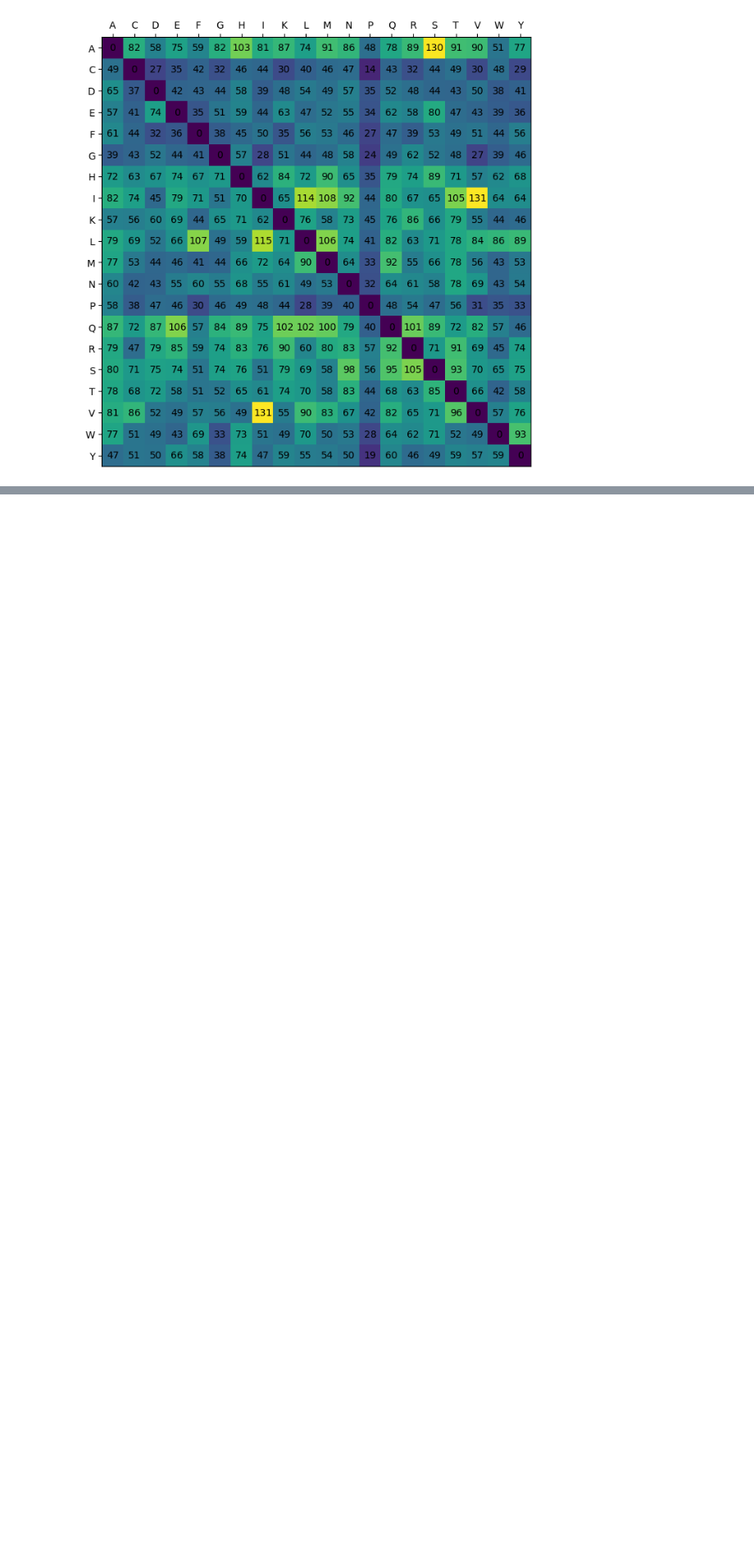
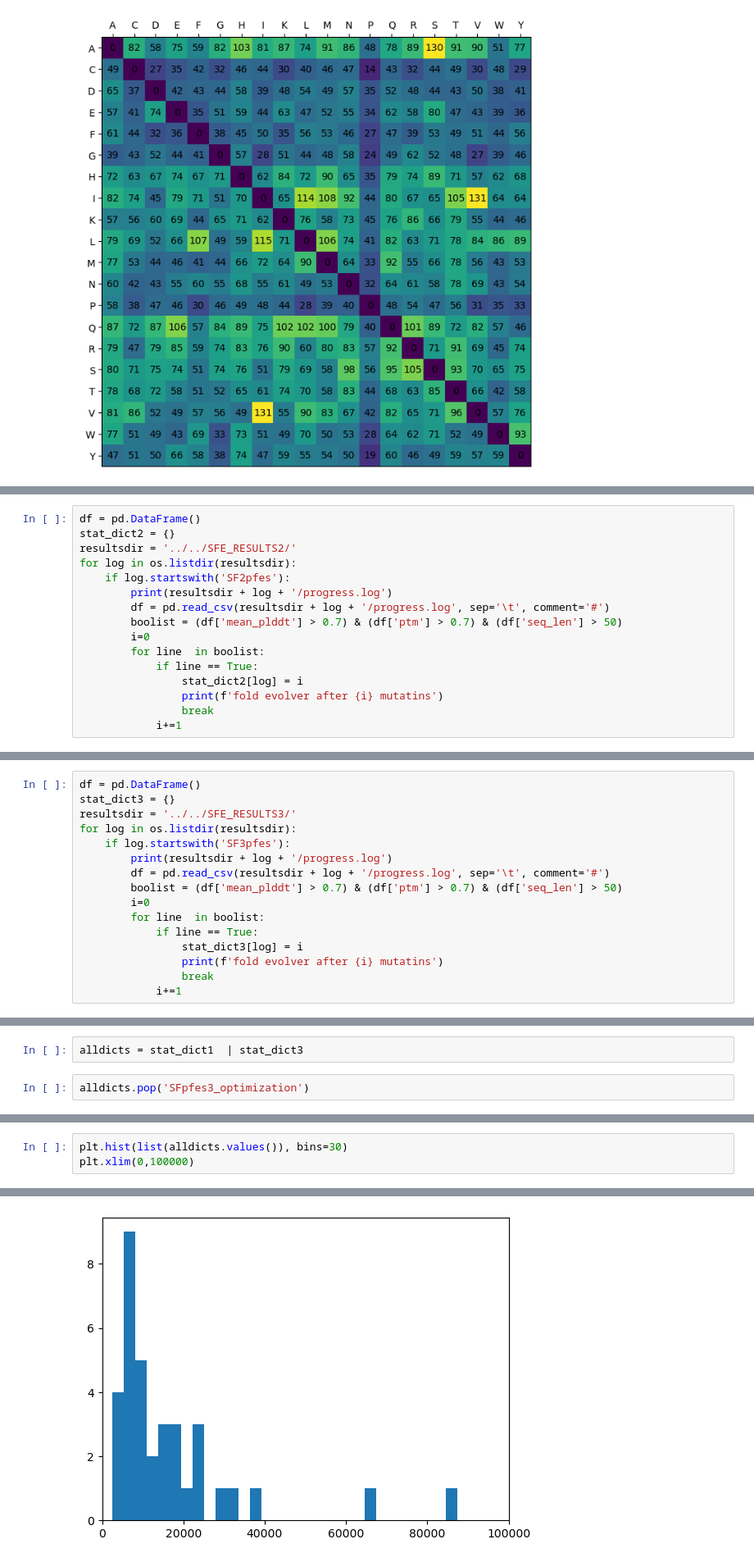
Before and after one commit to sahakyanhk/pfes, a Jupyter notebook: jupyter/psef_stat.ipynb, the cells around one changed output, grey strips where cells are left out. Shown: that part at 82% size. Drawn from its saved outputs; the diff is of its cells as text; blank space fills up the shorter version.

```diff
--- a/jupyter/psef_stat.ipynb
+++ b/jupyter/psef_stat.ipynb
@@ -151,0 +188,16 @@ for (j,i),label in np.ndenumerate(matrix):
+# %%
+df = pd.DataFrame()
+stat_dict2 = {}
+resultsdir = '../../SFE_RESULTS2/'
+for log in os.listdir(resultsdir):
+    if log.startswith('SF2pfes'):
+        print(resultsdir + log + '/progress.log')
+        df = pd.read_csv(resultsdir + log + '/progress.log', sep='\t', comment='#')
+        boolist = (df['mean_plddt'] > 0.7) & (df['ptm'] > 0.7) & (df['seq_len'] > 50)
+        i=0
+        for line  in boolist:
+            if line == True:
+                stat_dict2[log] = i
+                print(f'fold evolver after {i} mutatins')
+                break
+            i+=1
@@ -151,0 +222,16 @@ for (j,i),label in np.ndenumerate(matrix):
+# %%
+df = pd.DataFrame()
+stat_dict3 = {}
+resultsdir = '../../SFE_RESULTS3/'
+for log in os.listdir(resultsdir):
+    if log.startswith('SF3pfes'):
+        print(resultsdir + log + '/progress.log')
+        df = pd.read_csv(resultsdir + log + '/progress.log', sep='\t', comment='#')
+        boolist = (df['mean_plddt'] > 0.7) & (df['ptm'] > 0.7) & (df['seq_len'] > 50)
+        i=0
+        for line  in boolist:
+            if line == True:
+                stat_dict3[log] = i
+                print(f'fold evolver after {i} mutatins')
+                break
+            i+=1
@@ -151,0 +285,4 @@ for (j,i),label in np.ndenumerate(matrix):
+# %%
+alldicts = stat_dict1  | stat_dict3
+# %%
+alldicts.pop('SFpfes3_optimization')
@@ -151,0 +291,4 @@ for (j,i),label in np.ndenumerate(matrix):
+# %%
+plt.hist(list(alldicts.values()), bins=30)
+plt.xlim(0,100000)
+# %% [output]
@@ -151,0 +296 @@ for (j,i),label in np.ndenumerate(matrix):
+[figure, added]
```
Also changed, not shown: parts of 7 cells of this notebook, 5 other files.
